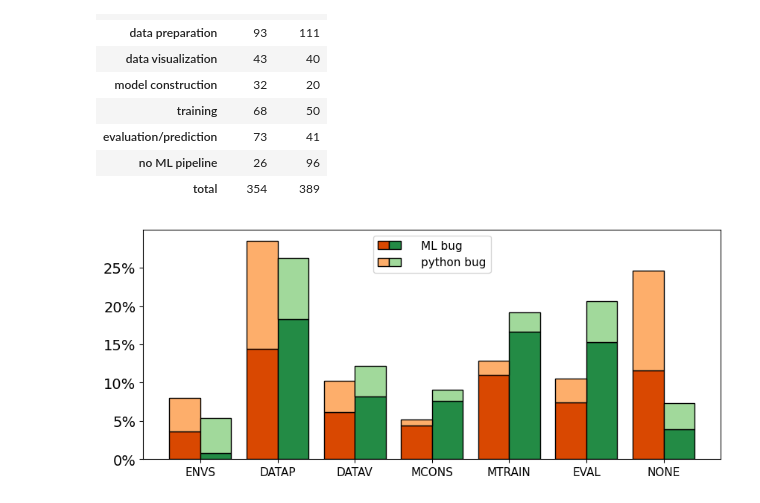
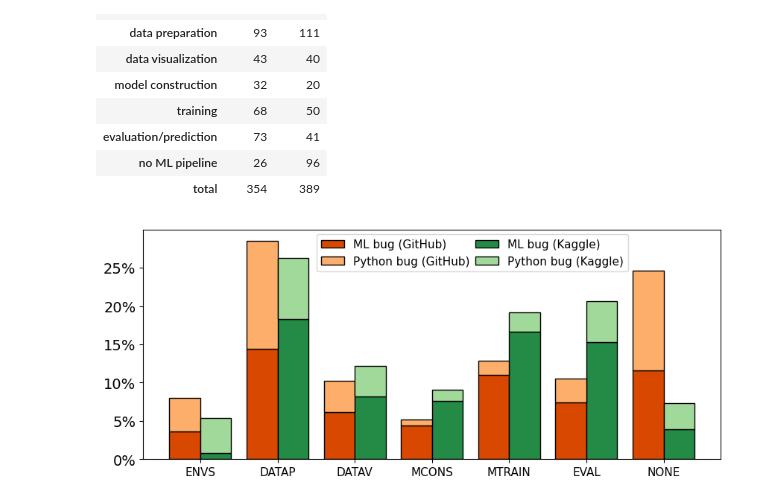
Before and after one commit to PELAB-LiU/jupyter_nbs_empirical, a Jupyter notebook: notebook_error_analysis-manual_labels_plots_rqs.ipynb, the cells around one changed output. Cells and saved outputs as stored; diff of their text form; code cells hidden in the pictures.

Commit message:
visualization

```diff
--- a/notebook_error_analysis-manual_labels_plots_rqs.ipynb
+++ b/notebook_error_analysis-manual_labels_plots_rqs.ipynb
@@ -234,7 +234,7 @@ nb_k_counts = nb_k.groupby("label_root_cause")["label_root_cause"].value_counts(
 nb_k_counts = (nb_k_counts/nb_k_counts.sum()*100).round(2)
 
 nb_pp = pd.DataFrame([nb_g_counts,nb_k_counts],index=['GitHub','Kaggle'])
-nb_pp.columns=["Execution order", "Previous cell error", "Need execute future cells"]
+nb_pp.columns=["Out of order execution", "Previous cell error", "Out of order implementation"]
 nb_pp.index.name = 'NB specific'
 
 nb_pp.T.astype(str) + '%'
@@ -289,7 +289,7 @@ fig.axes[0].yaxis.set_major_formatter(PercentFormatter(decimals=0))
 lgd_colors = [cm_2(i*3) for i in range(3)] + [cm(i*3) for i in range(3)]
 print(npspe_list)
 # legend 2 labels
-lgd_labels=[""]*3+["Out of order execution", "Previous cell error", "Need to execute future cells"]
+lgd_labels=[""]*3+["Out of order execution", "Previous cell error", "Out of order implementation"]
 
 lgnd = fig.axes[0].legend(labels=lgd_labels, loc="center right", ncols=2, fontsize=fontsize-5,columnspacing=-1.7,
                           title="NB specific", title_fontsize=fontsize-5)
@@ -494,37 +496,39 @@ for ind in inds:
     bottom_g, bottom_k = 0,0
     for i in range(max(len(nb_mlpp_mlbug_g_percent.index),len(nb_mlpp_mlbug_k_percent.index))):
         wg = weight_count_g[mlpp.index[ind]]
         if i < len(wg.index):
             plt.bar(ind - width / 2, wg.iloc[i], width, alpha=1, color = cm_2(i*3+2), edgecolor = 'black',  bottom=bottom_g)
             bottom_g += wg.iloc[i]
         wk = weight_count_k[mlpp.index[ind]]
         if i < len(wk.index):
             plt.bar(ind + width / 2, wk.iloc[i], width, alpha=1, color = cm(i*3+2), edgecolor = 'black',  bottom=bottom_k)
             bottom_k += wk.iloc[i]
 
 fig.axes[0].yaxis.set_major_formatter(PercentFormatter(decimals=0))
 xticks_labels = [mlpp2abbr[x] for x in mlpp.index]
 plt.xticks(inds, xticks_labels, rotation=0, fontsize=fontsize-5)
 plt.yticks(fontsize=fontsize-2)
 
 # legend
 lgd_colors = [cm_2(i*3+2) for i in range(2)] + [cm(i*3+2) for i in range(2)]
-lgd_labels=["", "", "ML bug", "python bug"]
+lgd_labels=["ML bug (GitHub)", "Python bug (GitHub)", "ML bug (Kaggle)", "Python bug (Kaggle)"]
 
-lgnd = plt.legend(lgd_labels, loc="upper center", ncols=2, fontsize=fontsize-5, columnspacing=-1.8)
+# lgnd = plt.legend(lgd_labels, loc="upper center", ncols=2, fontsize=fontsize-5, columnspacing=0.5)
+lgnd = plt.legend(lgd_labels, bbox_to_anchor=(0.57, 0.9), loc="center", frameon=True, ncols=2, fontsize=fontsize-5, columnspacing=0.5)
+
 i=0
 for handle in lgnd.legend_handles:
-    handle.set_width(11)
+#     handle.set_width(11)
     handle.set_color(lgd_colors[i])
     handle.set_edgecolor("black")
     i+=1
 
 plt.savefig(r"C:\Users\yirwa29\OneDrive - Linköpings universitet\SAProject\Paper2/mlpp_mlbug.pdf", bbox_inches='tight')
 plt.show()
 
 # mlpp
 # %% [output]
-[figure, old version]
+[figure, new version]
 # %%
 # # relationship between ML pipeline and ML bug/python bug
 
```
Also changed, not shown: parts of 2 cells of this notebook.
